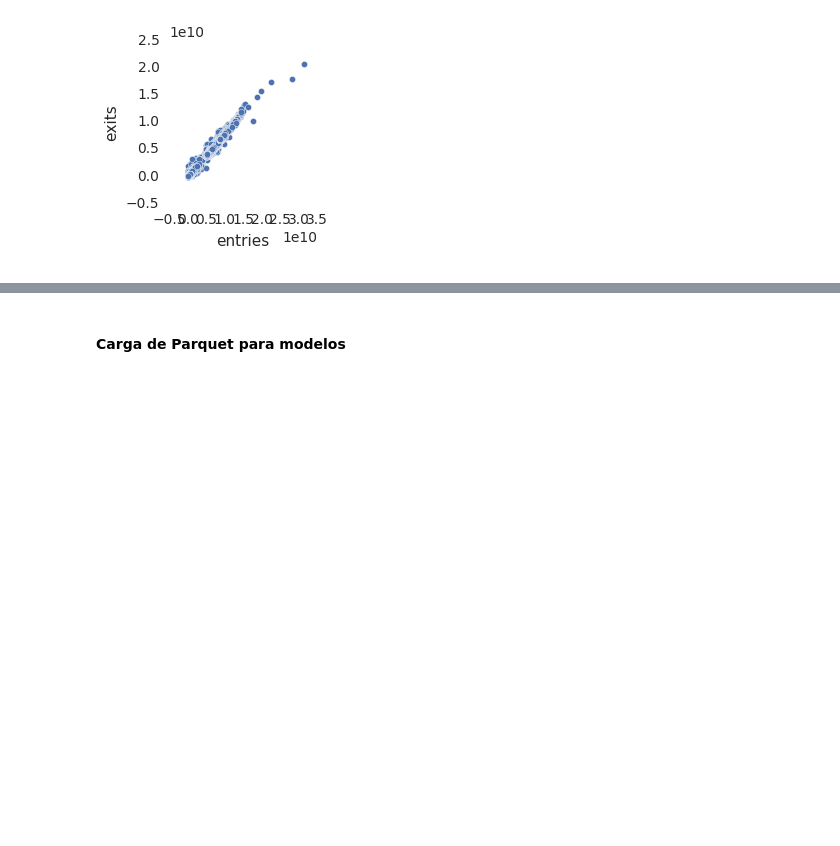
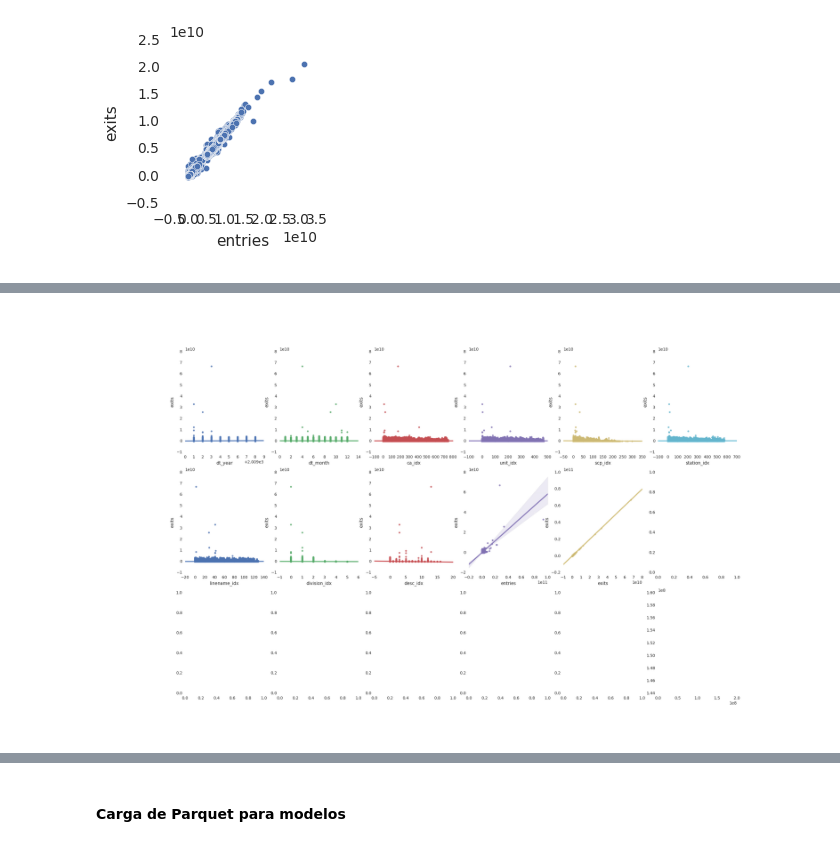
Before and after one commit to maikonabati/poc-ny-subway, a Jupyter notebook: code/python/poc-ny-subway.ipynb, the cells around one changed output, grey strips where cells are left out. Cells and saved outputs as stored; diff of their text form; code cells hidden in the pictures; blank space fills up the shorter version.

```diff
--- a/code/python/poc-ny-subway.ipynb
+++ b/code/python/poc-ny-subway.ipynb
@@ -191,14 +191,14 @@ df_rl.columns = ['dt_year', 'dt_month', 'ca_idx', 'unit_idx', 'scp_idx', 'statio
 # %% [output]
 [interactive output not drawn]
 # %%
-# Regressão Simples
-var_interesse = 'entries'
+# Regressão Simples ~30min +/-
+var_interesse = 'exits'
 colunas = df_rl.columns
 
-fig, ax = plt.subplots(3, 5, figsize = (15, 10))
+fig, ax = plt.subplots(3, 6, figsize = (25, 15))
 
 for i, ax in enumerate(fig.axes):
-    if i < len(df_rl.columns) - 1:
-        sns.regplot(x=colunas[i],y=var_interesse, data=df_rl, ax=ax)
+    if i < len(df_rl.columns):
+        sns.regplot(x=colunas[i],y=var_interesse, data=df_rl[:100000], ax=ax)
 display()
 # %% [output]
@@ -205,0 +205 @@ display()
+[figure, added]
```
Also changed, not shown: parts of 12 cells of this notebook.
